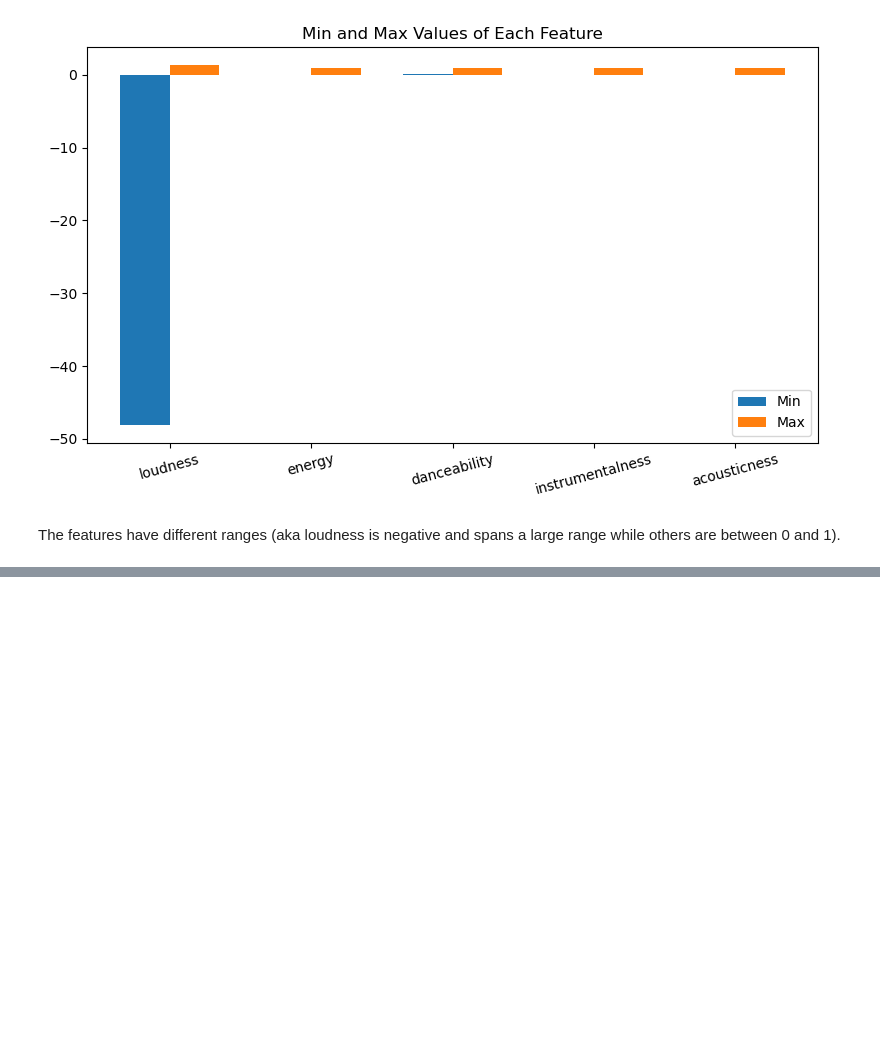
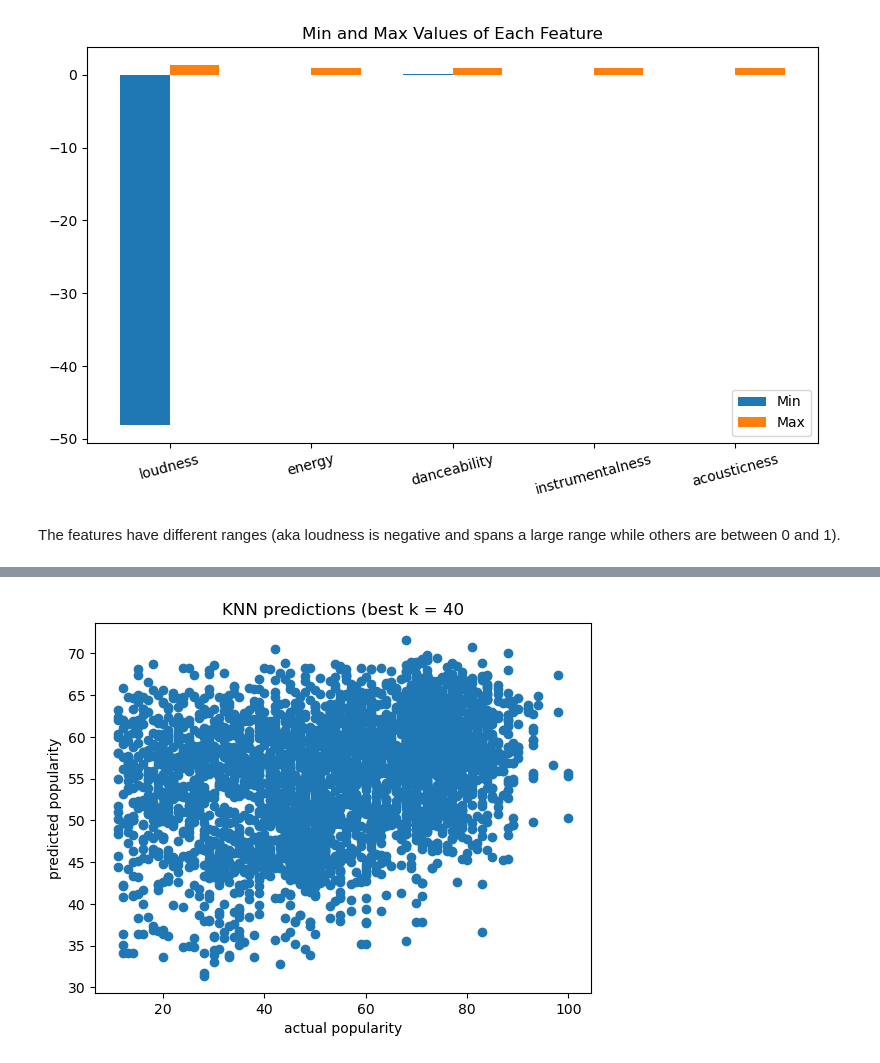
Before and after one commit to laurensalapong/Predicting-Spotify-Song-Popularity-with-Audio-Features, a Jupyter notebook: 510_final.ipynb, the cells around one changed output, grey strips where cells are left out. Saved outputs shown, nothing was run; the diff lists cells and outputs as text; code cells hidden in the pictures; blank space fills up the shorter version.

```diff
--- a/510_final.ipynb
+++ b/510_final.ipynb
@@ -180,0 +252,26 @@ max    2.012560e+00
+# %%
+#define X and Y
+X = df_model[features]
+y = df_model['track_popularity']
+
+#split into test and training
+X_train, X_test, y_train, y_test = train_test_split(X, y, test_size=0.2, random_state=1)
+
+#scale data
+scaler = StandardScaler()
+X_train_scaled = scaler.fit_transform(X_train)
+X_test_scaled = scaler.transform(X_test)
+
+#5 fold cross validation
+kf = KFold(n_splits=5, shuffle=True, random_state=1)
+#experiment with different k values
+k_values = [5, 10, 15, 20, 25, 30, 35, 40]
+
+for k in k_values:
+    knn = KNeighborsRegressor(n_neighbors=k)
+    pred = cross_val_predict(knn, X_train_scaled, y_train, cv=kf)
+    rmse = np.sqrt(mean_squared_error(y_train, pred))
+    r2 = r2_score(y_train, pred)
+    print('KNN k =', k)
+    print('RMSE:', rmse)
+    print('R^2:', r2)
@@ -180,0 +296,12 @@ max    2.012560e+00
+# %%
+best_k = 40
+knn = KNeighborsRegressor(n_neighbors=best_k)
+best_pred = cross_val_predict(knn, X_train_scaled, y_train, cv=kf)
+plt.figure()
+plt.scatter(y_train, best_pred)
+plt.xlabel('actual popularity')
+plt.ylabel('predicted popularity')
+plt.title('KNN predictions (best k = 40')
+plt.show()
+# %% [output]
+[figure, added]
```
Also changed, not shown: parts of 17 cells of this notebook.
